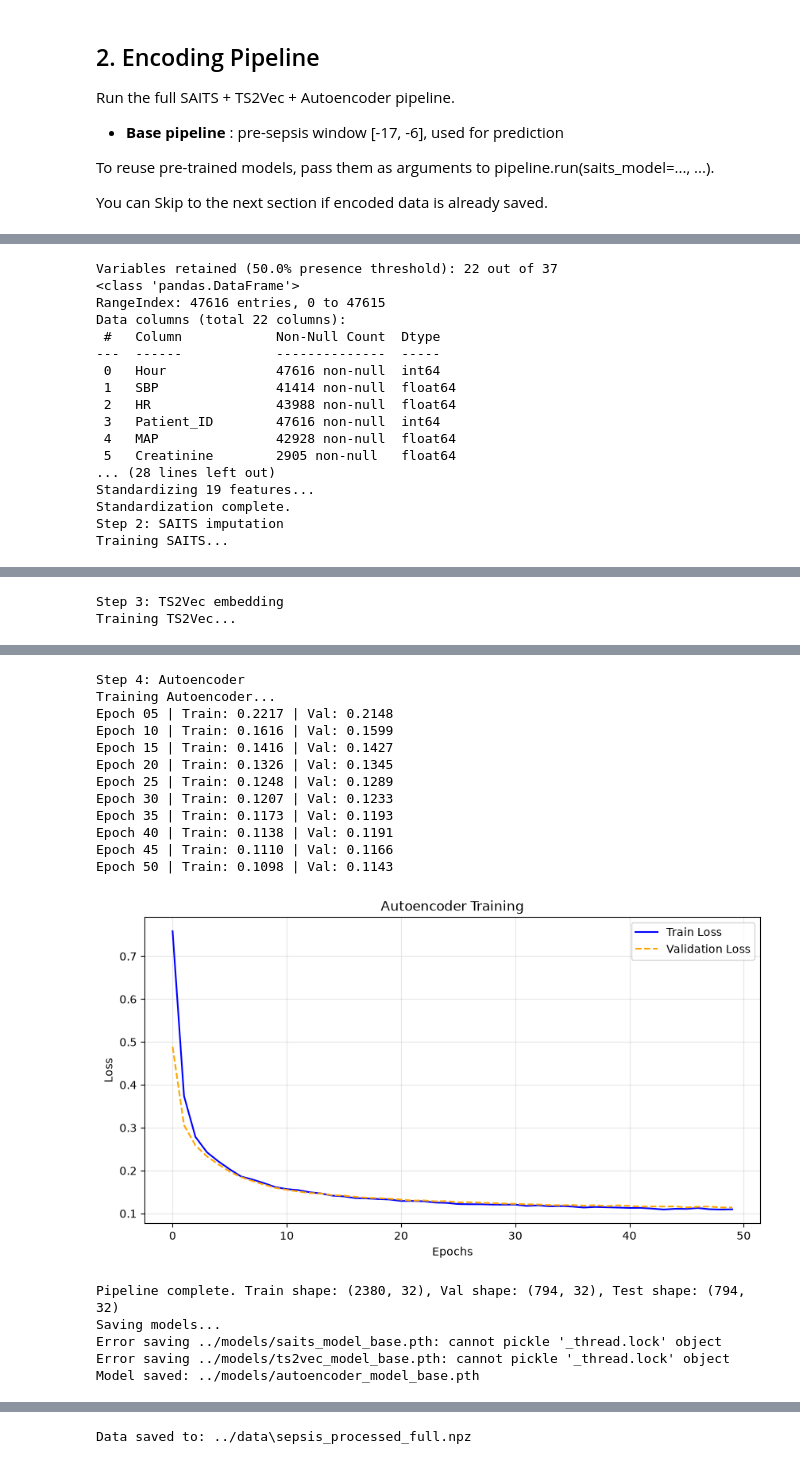
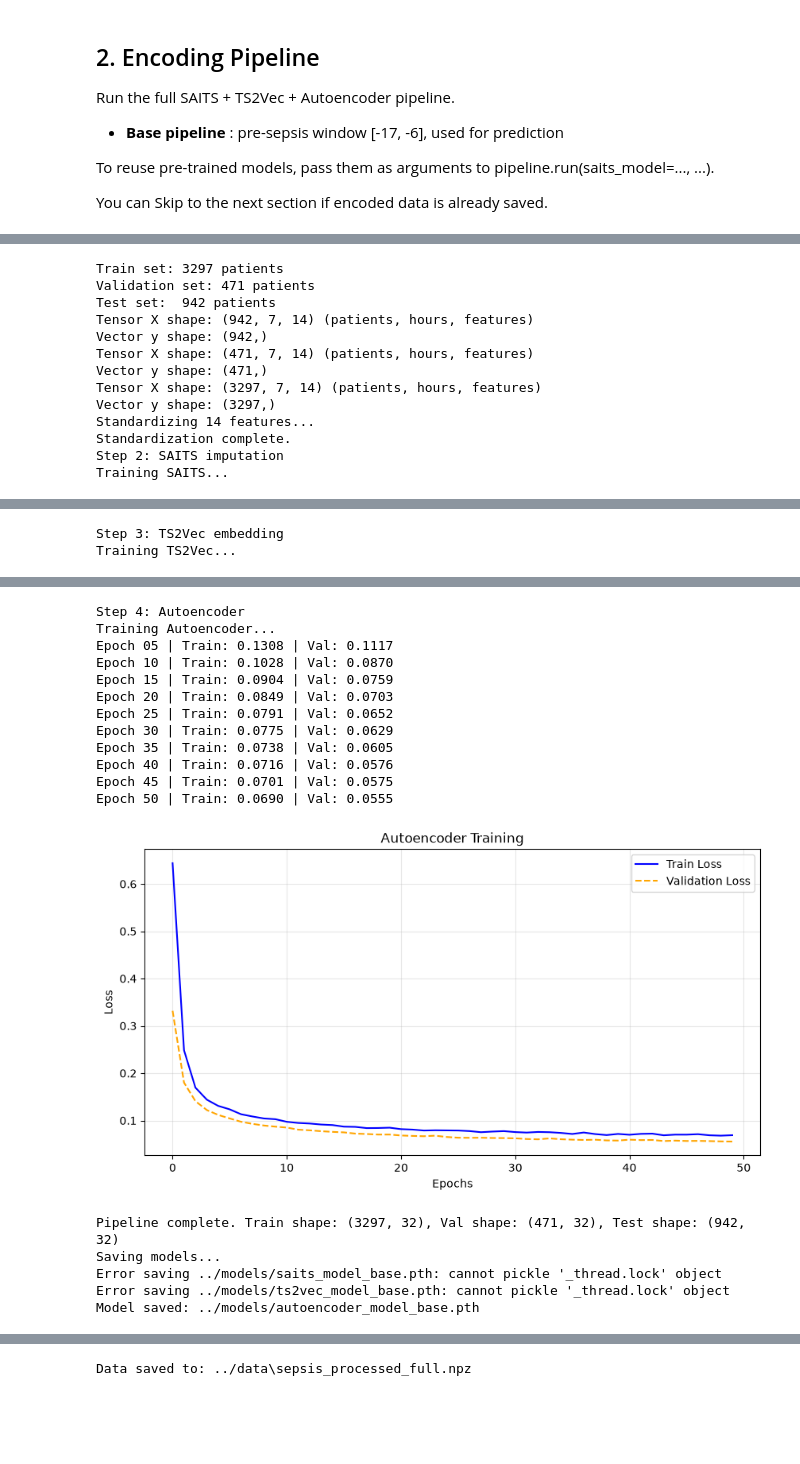
Before and after one commit to BBDFrancois/Research_Project_Early_Sepsis_Phenotyping_Prediction, a Jupyter notebook: src/main.ipynb, the cells around one changed output, grey strips where cells are left out. Saved outputs shown, nothing was run; the diff lists cells and outputs as text; code cells hidden in the pictures; blank space fills up the shorter version.

Commit message:
Testing each steps of the architecture

```diff
--- a/src/main.ipynb
+++ b/src/main.ipynb
@@ -74,13 +139,13 @@ You can Skip to the next section if encoded data is already saved.
 # %%
 pipeline = SepsisEncodingPipeline(
     file_path='../data/Dataset.csv',
-    window_start=-17+6,
-    window_end=-6+6,
-    min_presence_pct=0.5,
-    validation_split=0.2,
+    window_start=-3,
+    window_end=3,
+    min_presence_pct=0.3,
+    validation_split=0.1,
     test_split=0.2,
     essential_cols=None,
-    saits_epochs=10,
+    saits_epochs=30,
     saits_batch_size=32,
     ts2vec_output_dims=32,
     ts2vec_epochs=30,
@@ -92,7 +157,7 @@ pipeline = SepsisEncodingPipeline(
     device=device_dml,
     random_state=42
 )
-df_filtered, data_out, models_out = pipeline.run()
+df_filtered, data_out, models_out, step_representations = pipeline.run()
 
 saits_trained, ts2vec_trained, ae_trained = models_out
 
@@ -115,17 +192,13 @@ Non-physiological variables removed: 9 columns dropped.
-Variables retained (50.0% presence threshold): 22 out of 37
-<class 'pandas.DataFrame'>
-RangeIndex: 47616 entries, 0 to 47615
-Data columns (total 22 columns):
- #   Column            Non-Null Count  Dtype
----  ------            --------------  -----
- 0   Hour              47616 non-null  int64
- 1   SBP               41414 non-null  float64
- 2   HR                43988 non-null  float64
- 3   Patient_ID        47616 non-null  int64
- 4   MAP               42928 non-null  float64
- 5   Creatinine        2905 non-null   float64
-... (28 lines left out)
-Standardizing 19 features...
+Train set: 3297 patients
+Validation set: 471 patients
+Test set:  942 patients
+Tensor X shape: (942, 7, 14) (patients, hours, features)
+Vector y shape: (942,)
+Tensor X shape: (471, 7, 14) (patients, hours, features)
+Vector y shape: (471,)
+Tensor X shape: (3297, 7, 14) (patients, hours, features)
+Vector y shape: (3297,)
+Standardizing 14 features...
 Standardization complete.
 Step 2: SAITS imputation
 Training SAITS...
@@ -167,17 +241,17 @@ Training TS2Vec...
 Step 4: Autoencoder
 Training Autoencoder...
-Epoch 05 | Train: 0.2217 | Val: 0.2148
-Epoch 10 | Train: 0.1616 | Val: 0.1599
-Epoch 15 | Train: 0.1416 | Val: 0.1427
-Epoch 20 | Train: 0.1326 | Val: 0.1345
-Epoch 25 | Train: 0.1248 | Val: 0.1289
-Epoch 30 | Train: 0.1207 | Val: 0.1233
-Epoch 35 | Train: 0.1173 | Val: 0.1193
-Epoch 40 | Train: 0.1138 | Val: 0.1191
-Epoch 45 | Train: 0.1110 | Val: 0.1166
-Epoch 50 | Train: 0.1098 | Val: 0.1143
+Epoch 05 | Train: 0.1308 | Val: 0.1117
+Epoch 10 | Train: 0.1028 | Val: 0.0870
+Epoch 15 | Train: 0.0904 | Val: 0.0759
+Epoch 20 | Train: 0.0849 | Val: 0.0703
+Epoch 25 | Train: 0.0791 | Val: 0.0652
+Epoch 30 | Train: 0.0775 | Val: 0.0629
+Epoch 35 | Train: 0.0738 | Val: 0.0605
+Epoch 40 | Train: 0.0716 | Val: 0.0576
+Epoch 45 | Train: 0.0701 | Val: 0.0575
+Epoch 50 | Train: 0.0690 | Val: 0.0555
-[figure, old version]
+[figure, new version]
-Pipeline complete. Train shape: (2380, 32), Val shape: (794, 32), Test shape: (794, 32)
+Pipeline complete. Train shape: (3297, 32), Val shape: (471, 32), Test shape: (942, 32)
 Saving models...
 Error saving ../models/saits_model_base.pth: cannot pickle '_thread.lock' object
 Error saving ../models/ts2vec_model_base.pth: cannot pickle '_thread.lock' object
```
Also changed, not shown: parts of 8 cells of this notebook, 51 other files.
